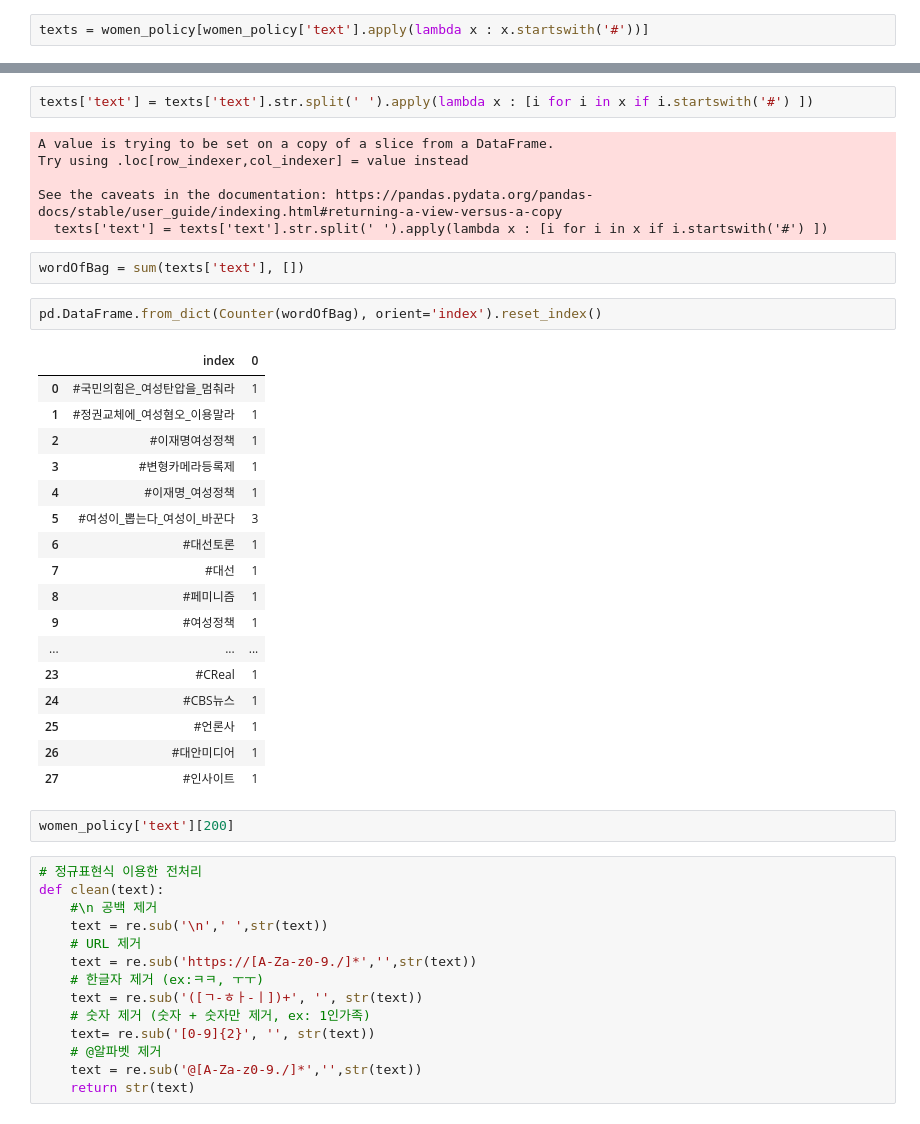
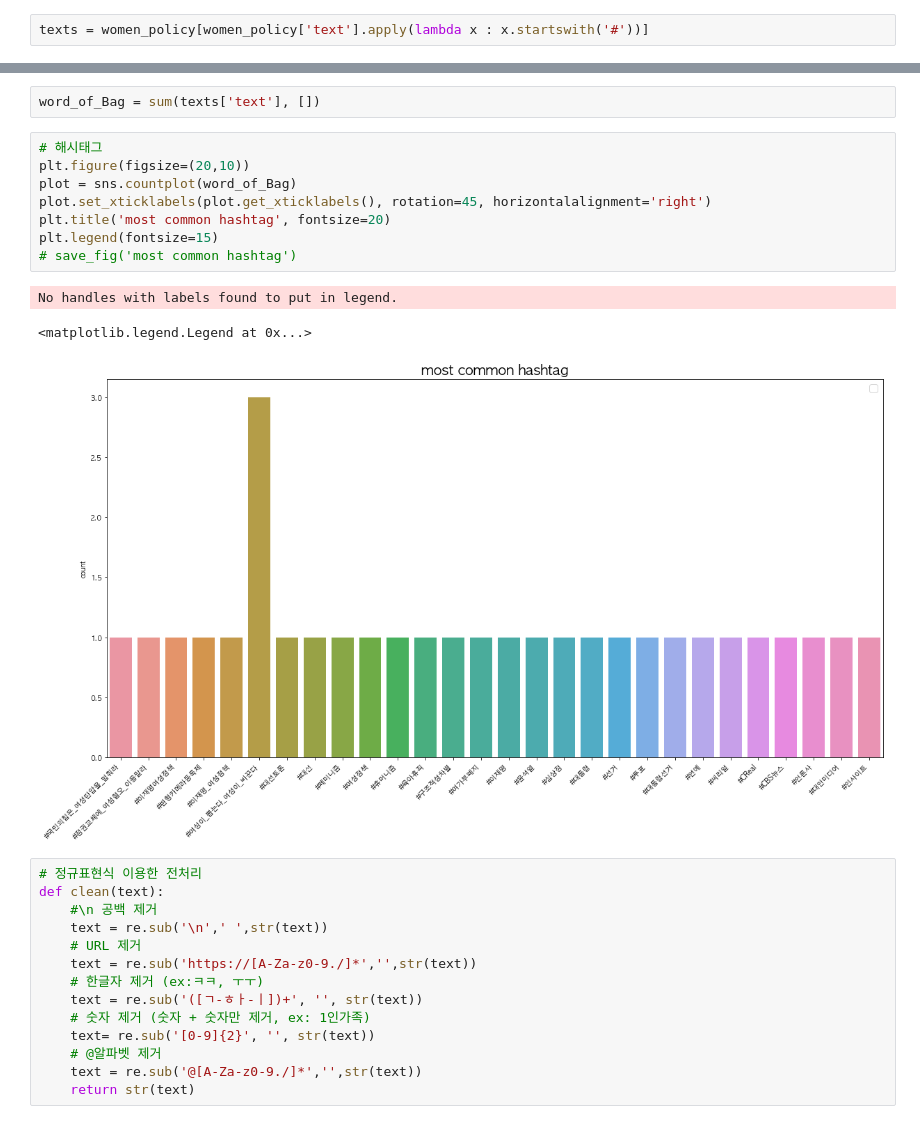
Before and after one commit to solyourock/ML_study, a Jupyter notebook: NLP/twitter_eda.ipynb, the cells around one changed output, grey strips where cells are left out. Drawn from its saved outputs; the diff is of its cells as text.

```diff
--- a/NLP/twitter_eda.ipynb
+++ b/NLP/twitter_eda.ipynb
@@ -92,35 +96,17 @@ See the caveats in the documentation: https://pandas.pydata.org/pandas-docs/stab
-# %%
-texts['text'] = texts['text'].str.split(' ').apply(lambda x : [i for i in x if i.startswith('#') ])
-# %% [output]
-A value is trying to be set on a copy of a slice from a DataFrame.
-Try using .loc[row_indexer,col_indexer] = value instead
-
-See the caveats in the documentation: https://pandas.pydata.org/pandas-docs/stable/user_guide/indexing.html#returning-a-view-versus-a-copy
-  texts['text'] = texts['text'].str.split(' ').apply(lambda x : [i for i in x if i.startswith('#') ])
 # %%
-wordOfBag = sum(texts['text'], [])
+word_of_Bag = sum(texts['text'], [])
-# %%
-pd.DataFrame.from_dict(Counter(wordOfBag), orient='index').reset_index()
-# %% [output]
-|  | index | 0 |
-| 0 | #국민의힘은_여성탄압을_멈춰라 | 1 |
-| 1 | #정권교체에_여성혐오_이용말라 | 1 |
-| 2 | #이재명여성정책 | 1 |
-| 3 | #변형카메라등록제 | 1 |
-| 4 | #이재명_여성정책 | 1 |
-| 5 | #여성이_뽑는다_여성이_바꾼다 | 3 |
-| 6 | #대선토론 | 1 |
-| 7 | #대선 | 1 |
-| 8 | #페미니즘 | 1 |
-| 9 | #여성정책 | 1 |
-| ... | ... | ... |
-| 23 | #CReal | 1 |
-| 24 | #CBS뉴스 | 1 |
-| 25 | #언론사 | 1 |
-| 26 | #대안미디어 | 1 |
-| 27 | #인사이트 | 1 |
-# %%
-women_policy['text'][200]
+# %%
+# 해시태그
+plt.figure(figsize=(20,10))
+plot = sns.countplot(word_of_Bag)
+plot.set_xticklabels(plot.get_xticklabels(), rotation=45, horizontalalignment='right')
+plt.title('most common hashtag', fontsize=20)
+plt.legend(fontsize=15)
+# save_fig('most common hashtag')
+# %% [output]
+No handles with labels found to put in legend.
+<matplotlib.legend.Legend at 0x...>
+[figure, added]
 # %%
 # 정규표현식 이용한 전처리
 def clean(text):
```
Also changed, not shown: parts of 24 cells of this notebook.
